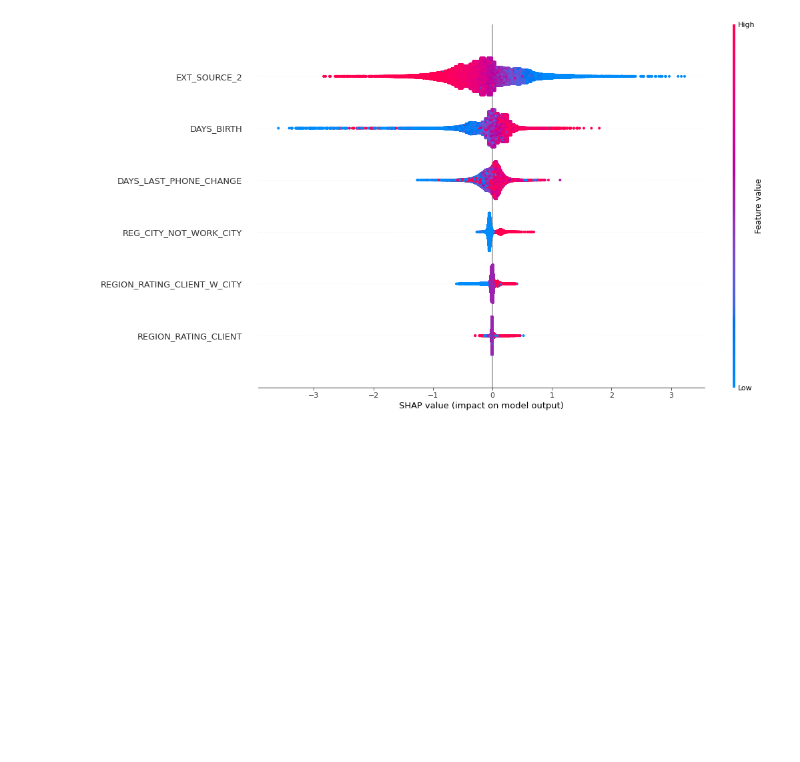
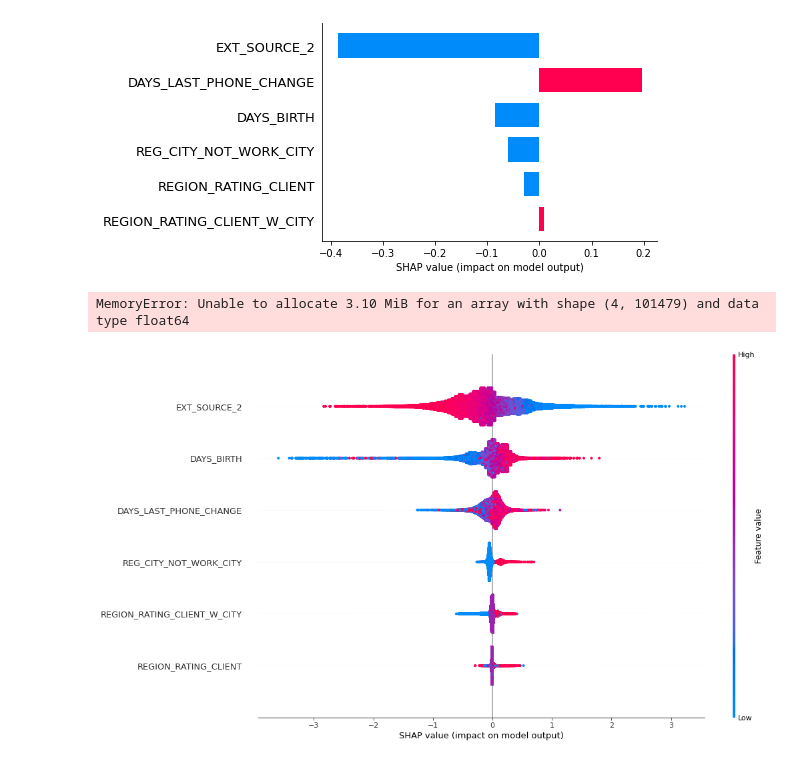
Before and after one commit to Tr4hern/App_BigData, a Jupyter notebook: shap.ipynb, the cells around one changed output. Saved outputs shown, nothing was run; the diff lists cells and outputs as text; code cells hidden in the pictures; blank space fills up the shorter version.

Commit message:
ajout bar_plot

```diff
--- a/shap.ipynb
+++ b/shap.ipynb
@@ -22,7 +19,11 @@ AttributeError: 'Tree' object has no attribute 'base_values'
 # %%
-shap.bar_plot(shaplayValues, feature_names = X_train.columns, max_display = len(X_train.columns))
-shap.waterfall_plot(explainer, X_train, len(X_train.columns))
-shap.force_plot(X_test, shaplayValues)
+shap.bar_plot(shaplayValues[0], feature_names = X_test.columns, max_display = len(X_test.columns))
+# %% [output]
+[figure, added]
+# %%
+shap.force_plot(X_test, shaplayValues)
+# %% [output]
+MemoryError: Unable to allocate 3.10 MiB for an array with shape (4, 101479) and data type float64
 # %%
 shap.summary_plot(shaplayValues, X_test, plot_size = (15, 10))
 # %% [output]
```
Also changed, not shown: parts of 1 cell of this notebook.
